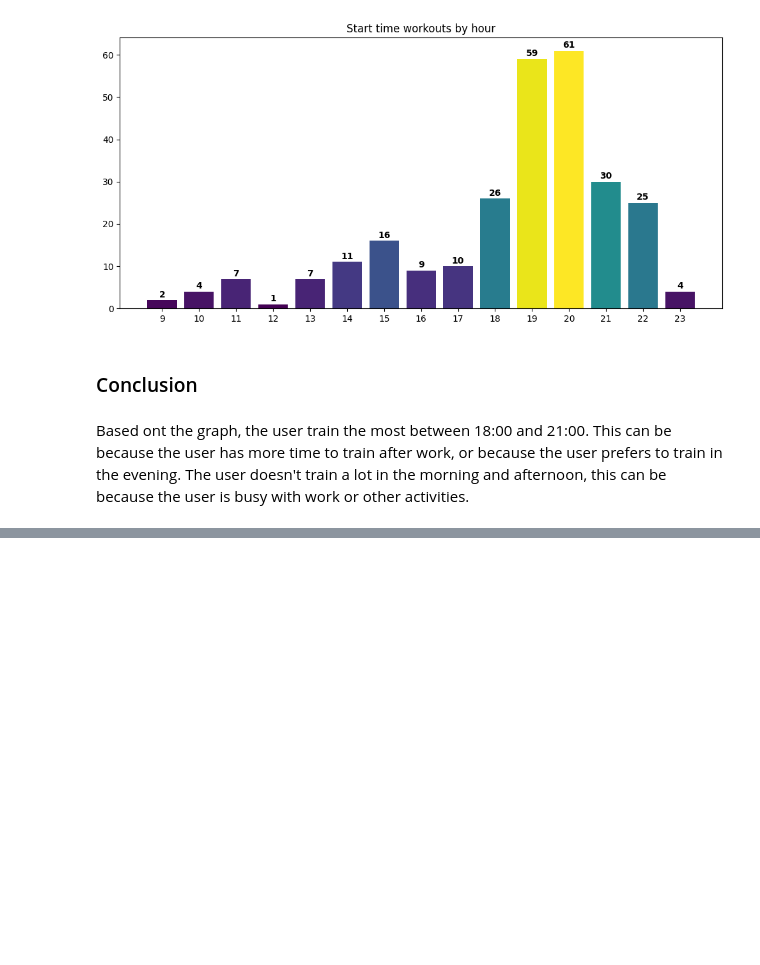
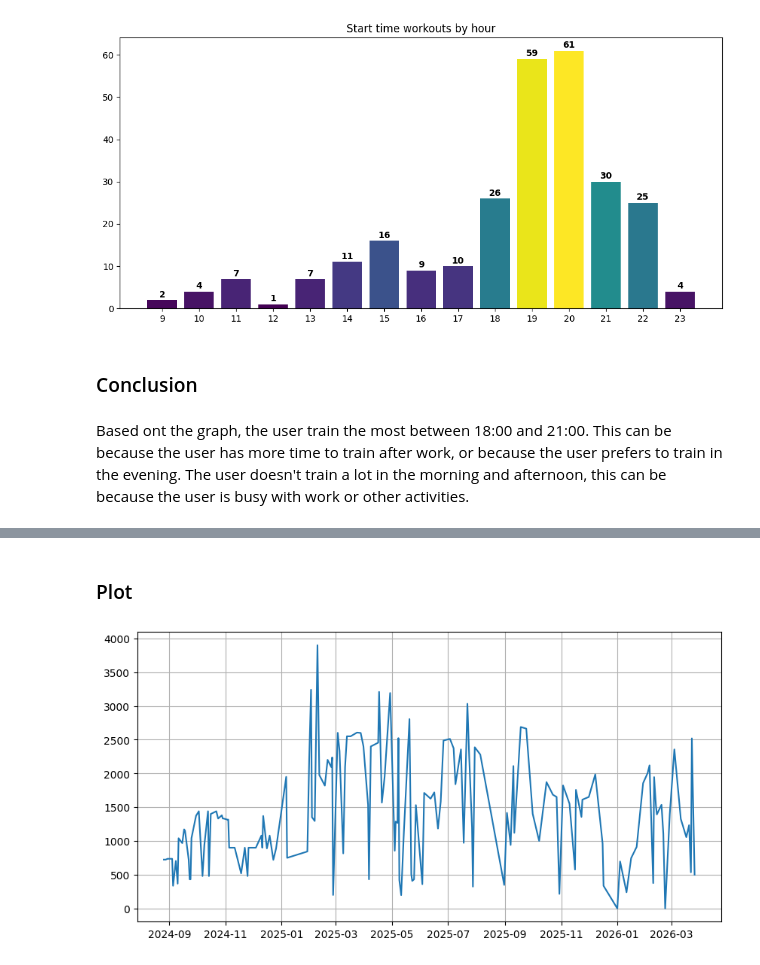
Before and after one commit to hneandro/workout_dashboard, a Jupyter notebook: 05_research_questions.ipynb, the cells around one changed output, grey strips where cells are left out. Drawn from its saved outputs; the diff is of its cells as text; code cells hidden in the pictures; blank space fills up the shorter version.

```diff
--- a/05_research_questions.ipynb
+++ b/05_research_questions.ipynb
@@ -348,0 +372,11 @@ Based ont the graph, the user train the most between 18:00 and 21:00. This can b
+# %%
+growth_muscle_group_prim = (
+
+	df[['session_id','date_short','exercise','weight','volume','primary_muscle','secondary_muscle']]
+	.groupby(["date_short","primary_muscle"], as_index=False)['volume']
+	.sum()
+	# .value_counts()
+
+)
+mgp = growth_muscle_group_prim
+mgp
@@ -348,0 +397,9 @@ Based ont the graph, the user train the most between 18:00 and 21:00. This can b
+# %% [markdown]
+### Plot
+# %%
+fig, ax = plt.subplots(figsize=(10,5))
+
+ax.plot(mgp['date_short'][mgp['primary_muscle'] == 'biceps'], mgp['volume'][mgp['primary_muscle'] == 'biceps'])
+ax.grid()
+# %% [output]
+[figure, added]
```
Also changed, not shown: parts of 42 cells of this notebook, 1 other file.
